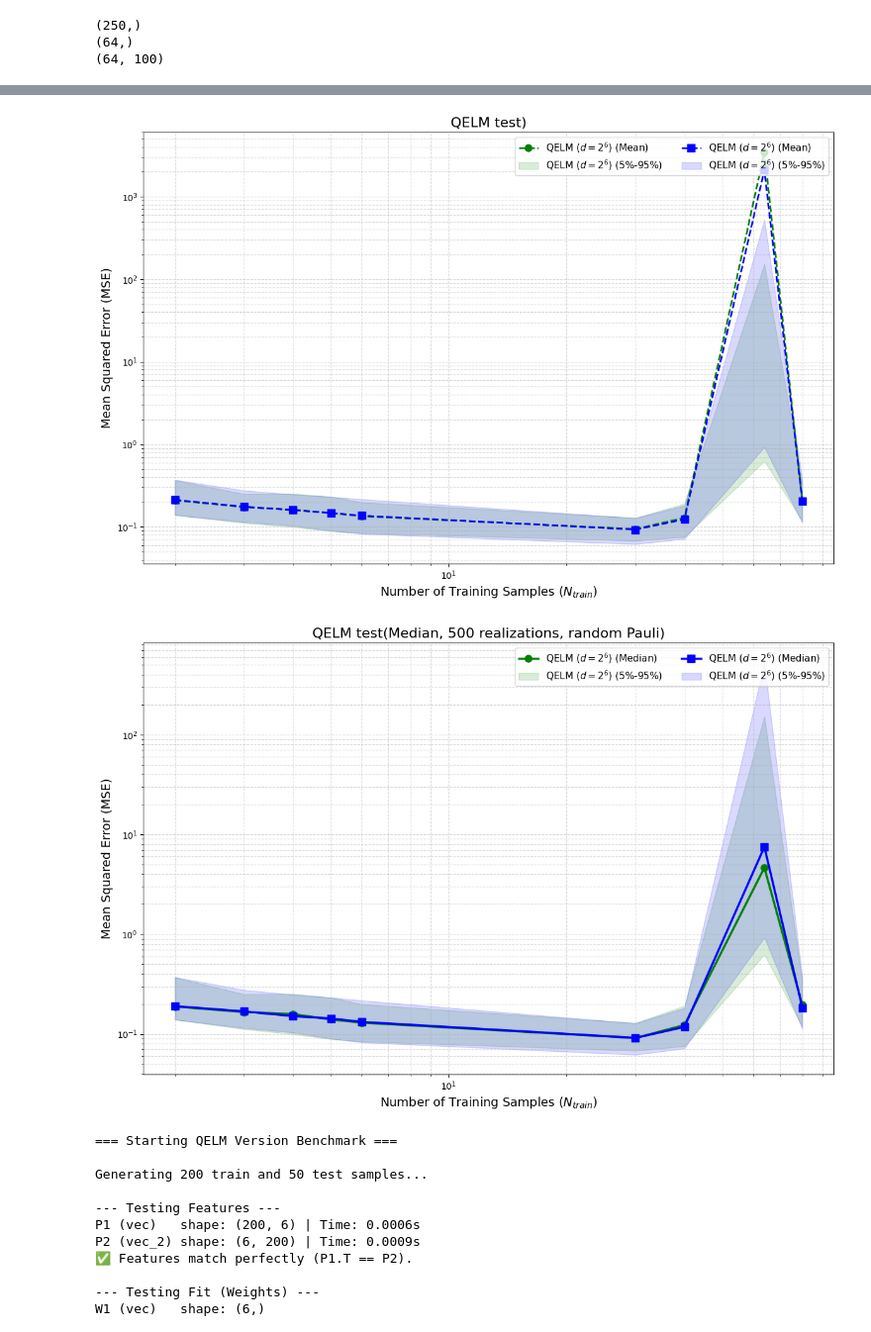
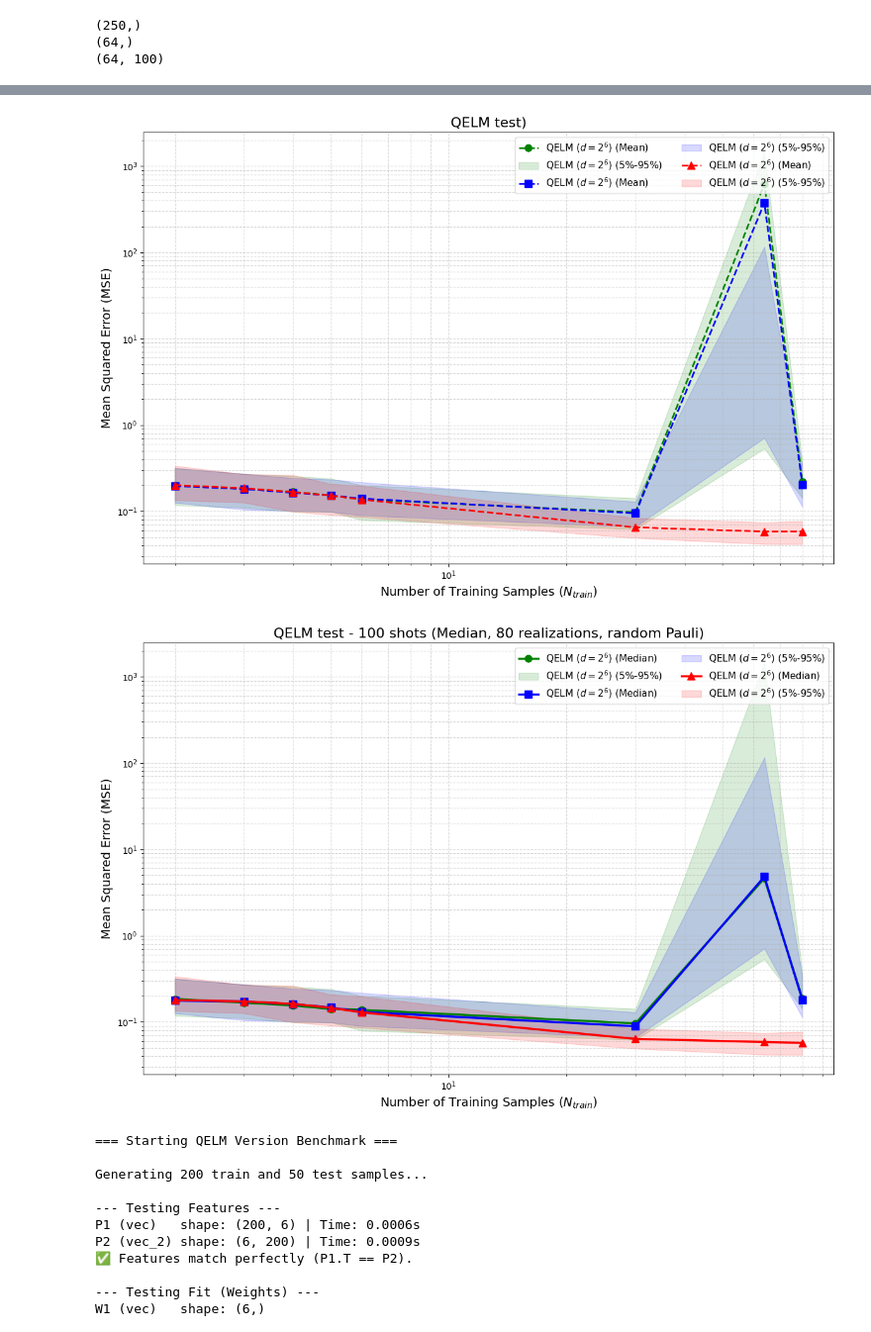
Before and after one commit to gianmarco-f/ML, a Jupyter notebook: QELMvsKER/qelm_error_tests.ipynb, the cells around one changed output, grey strips where cells are left out. Shown at 99% size. Saved outputs shown, nothing was run; the diff lists cells and outputs as text; code cells hidden in the pictures.

```diff
--- a/QELMvsKER/qelm_error_tests.ipynb
+++ b/QELMvsKER/qelm_error_tests.ipynb
@@ -43,9 +43,9 @@ print(qelm_1.get_features_vec_2(rho_train_full).shape)
 (64,)
 (64, 100)
 # %%
-N_train_list = [2,3,4,5,6,30,40,64,80]
-N_test = 250
-num_realizations = 100
+N_train_list = [2,3,4,5,6,30,64,80]
+N_test = 200
+num_realizations = 80
 num_shots = 100
 filename = "qelm_test.json"
 
@@ -56,7 +56,7 @@ if os.path.exists(filename):
         saved_data = json.load(f)
 else:
     print("No previous data found. Starting fresh.")
-    saved_data = {'QELM_1': {}, 'QELM_2': {}}
+    saved_data = {'QELM_1': {}, 'QELM_2': {}, 'QELM_3': {}}
 
 # Filter N_train_list to ONLY calculate values we haven't done yet
 # (JSON saves dictionary keys as strings, so we check str(N))
@@ -81,6 +81,7 @@ num_povm_elements = len(povm)
 mse_runs = {
     'QELM_1': {N: [] for N in N_train_to_run},
     'QELM_2': {N: [] for N in N_train_to_run},
+    'QELM_3': {N: [] for N in N_train_to_run},
 }
 
 print(f"-------- (Shots = {num_shots}, Realizations = {num_realizations}) --------")
@@ -114,6 +115,11 @@ for r in range(num_realizations):
         keep_subsystem=1, num_shots=num_shots
     )
 
+    qelm3 = myQML.QuantumExtremeLearningMachine(
+        isometry=V, povm=povm, bipartite_dims=(d_in, d_res),
+        keep_subsystem=1, num_shots=num_shots
+    )
+
     for N_train in sorted(N_train_to_run, reverse=True):
         rho_train_sub = rho_train_full[:N_train]
         y_train_sub = y_train_full[:N_train]
@@ -121,8 +127,10 @@ for r in range(num_realizations):
         #QELM
         qelm.fit_vec(rho_train_sub, y_train_sub)
         qelm2.fit_vec_2(rho_train_sub, y_train_sub)
+        qelm3.fit_vec_3(rho_train_sub, y_train_sub)
         mse_runs['QELM_1'][N_train].append(float(np.mean((qelm.predict_vec(rho_test) - y_test)**2)))
-        mse_runs['QELM_2'][N_train].append(float(np.mean((qelm2.predict_vec(rho_test) - y_test)**2)))
+        mse_runs['QELM_2'][N_train].append(float(np.mean((qelm2.predict_vec_2(rho_test) - y_test)**2)))
+        mse_runs['QELM_3'][N_train].append(float(np.mean((qelm3.predict_vec_3(rho_test) - y_test)**2)))
 
 
 # --- MERGE AND SAVE DATA ---
@@ -170,16 +176,16 @@ N_train_list = sorted([int(k) for k in data['QELM_1'].keys()])
 N_arr = np.array(N_train_list)
 
 # Storage dictionaries for final plotting
-results_mean = {'QELM_1': [], 'QELM_2': []}
-results_median = {'QELM_1': [], 'QELM_2': []}
-quantiles_5 = {'QELM_1': [], 'QELM_2': []}
-quantiles_95 = {'QELM_1': [], 'QELM_2': []}
+results_mean = {'QELM_1': [], 'QELM_2': [], 'QELM_3': []}
+results_median = {'QELM_1': [], 'QELM_2': [], 'QELM_3': []}
+quantiles_5 = {'QELM_1': [], 'QELM_2': [], 'QELM_3': []}
+quantiles_95 = {'QELM_1': [], 'QELM_2': [], 'QELM_3': []}
 
 # 2. Compute statistics
 #print("\n--- Final Results ---")
 for N_train in N_train_list:
     str_N = str(N_train) # JSON keys are strings
-    for model in ['QELM_1', 'QELM_2']:
+    for model in ['QELM_1', 'QELM_2', 'QELM_3']:
         mse_array = np.array(data[model][str_N])
 
         results_mean[model].append(np.mean(mse_array))
@@ -193,9 +199,9 @@ for N_train in N_train_list:
 # ==========================================
 # 3. Plotting Setup
 # ==========================================
-colors = {'QELM_1': 'green', 'QELM_2': 'blue'}
-labels = {'QELM_1': 'QELM ($d=2^6$)', 'QELM_2': 'QELM ($d=2^6$)'}
-markers = {'QELM_1': 'o', 'QELM_2': 's'}
+colors = {'QELM_1': 'green', 'QELM_2': 'blue', 'QELM_3': 'red'}
+labels = {'QELM_1': 'QELM ($d=2^6$)', 'QELM_2': 'QELM ($d=2^6$)', 'QELM_3': 'QELM ($d=2^6$)'}
+markers = {'QELM_1': 'o', 'QELM_2': 's', 'QELM_3': '^'}
 
 
 # ==========================================
@@ -228,36 +234,36 @@ plt.tight_layout()
 
 # ==========================================
 # IMAGE 2: MEDIAN PLOT
 # ==========================================
 plt.figure(figsize=(12, 8))
 
 for model in results_median.keys():
     median_arr = np.array(results_median[model])
     q5_arr = np.array(quantiles_5[model])
     q95_arr = np.array(quantiles_95[model])
 
     # Plot Median
     plt.plot(N_arr, median_arr, label=f'{labels[model]} (Median)', color=colors[model],
              marker=markers[model], linestyle='-', linewidth=2.5, markersize=8)
 
     # Fill between quantiles
     plt.fill_between(N_arr, q5_arr, q95_arr, color=colors[model], alpha=0.15, label=f'{labels[model]} (5%-95%)')
 
 # Formatting for Median plot
 plt.xscale('log')
 plt.yscale('log')
 plt.xlabel('Number of Training Samples ($N_{train}$)', fontsize=14)
 plt.ylabel('Mean Squared Error (MSE)', fontsize=14)
-plt.title('QELM test(Median, 500 realizations, random Pauli)', fontsize=16)
+plt.title('QELM test - 100 shots (Median, 80 realizations, random Pauli)', fontsize=16)
 plt.grid(True, which="both", ls="--", alpha=0.5)
 plt.legend(fontsize=11, ncol=2, loc='upper right')
 plt.tight_layout()
 
 # Show both figures at the same time
 plt.show()
 # %% [output]
-[figure, old version]
+[figure, new version]
-[figure, old version]
+[figure, new version]
 # %%
 import numpy as np
 import time
```
Also changed, not shown: parts of 1 cell of this notebook, 9 other files.
